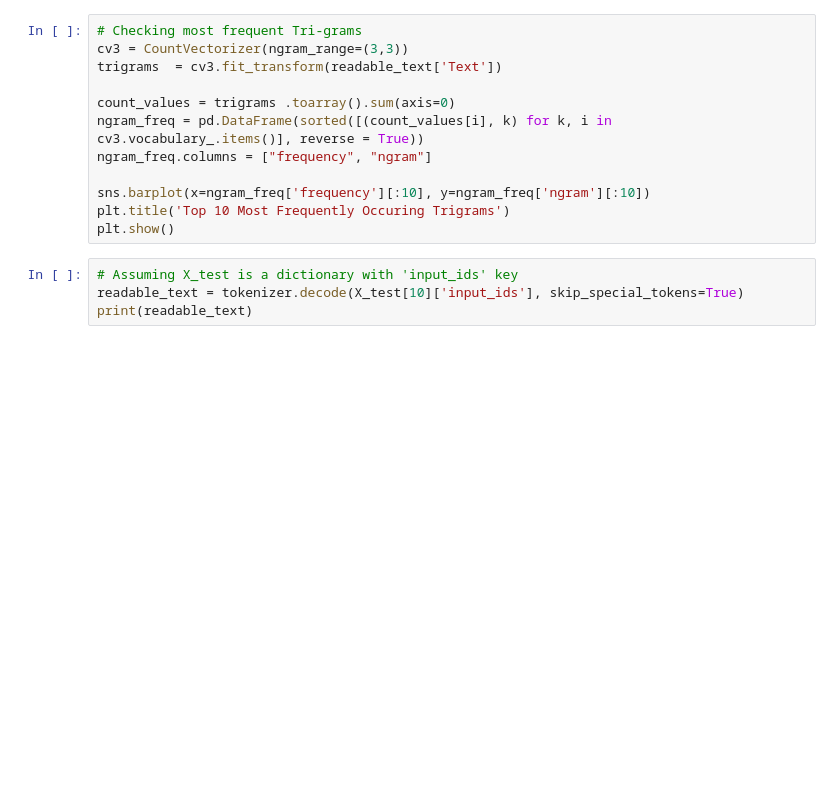
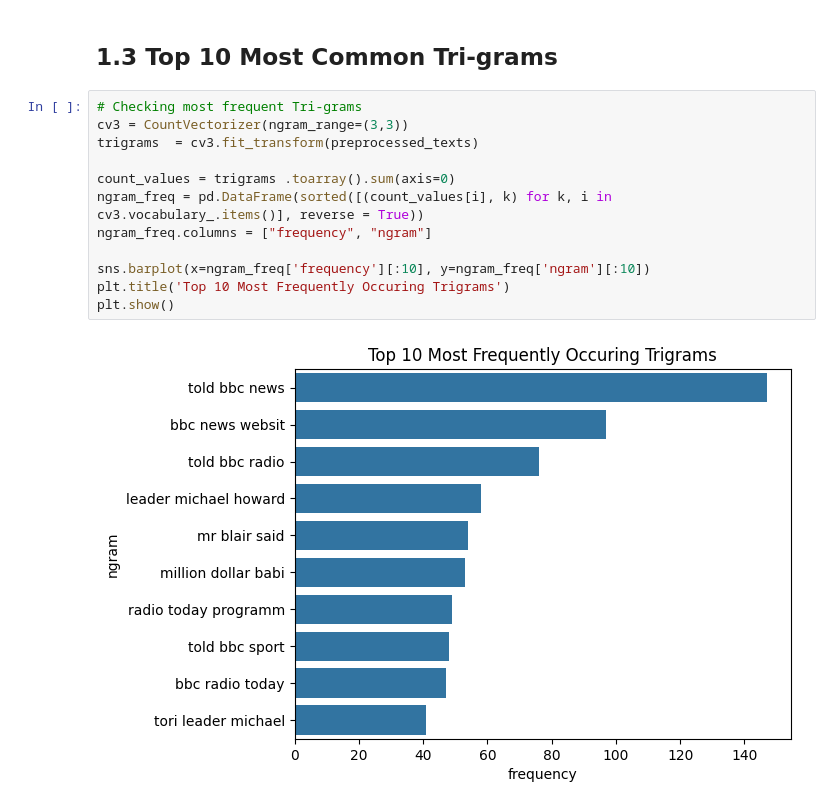
Before and after one commit to rvloenhout/CNN-Text-Classification-Practice, a Jupyter notebook: EDA.ipynb, the cells around one changed output. Saved outputs shown, nothing was run; the diff lists cells and outputs as text; blank space fills up the shorter version.

```diff
--- a/EDA.ipynb
+++ b/EDA.ipynb
@@ -34,16 +139,16 @@ plt.show()
+# %% [markdown]
+## 1.3 Top 10 Most Common Tri-grams
 # %%
 # Checking most frequent Tri-grams
 cv3 = CountVectorizer(ngram_range=(3,3))
-trigrams  = cv3.fit_transform(readable_text['Text'])
+trigrams  = cv3.fit_transform(preprocessed_texts)
 
 count_values = trigrams .toarray().sum(axis=0)
 ngram_freq = pd.DataFrame(sorted([(count_values[i], k) for k, i in cv3.vocabulary_.items()], reverse = True))
 ngram_freq.columns = ["frequency", "ngram"]
 
 sns.barplot(x=ngram_freq['frequency'][:10], y=ngram_freq['ngram'][:10])
 plt.title('Top 10 Most Frequently Occuring Trigrams')
 plt.show()
+# %% [output]
+[figure, added]
-# %%
-# Assuming X_test is a dictionary with 'input_ids' key
-readable_text = tokenizer.decode(X_test[10]['input_ids'], skip_special_tokens=True)
-print(readable_text)
```
Also changed, not shown: parts of 12 cells of this notebook, 17 other files.
